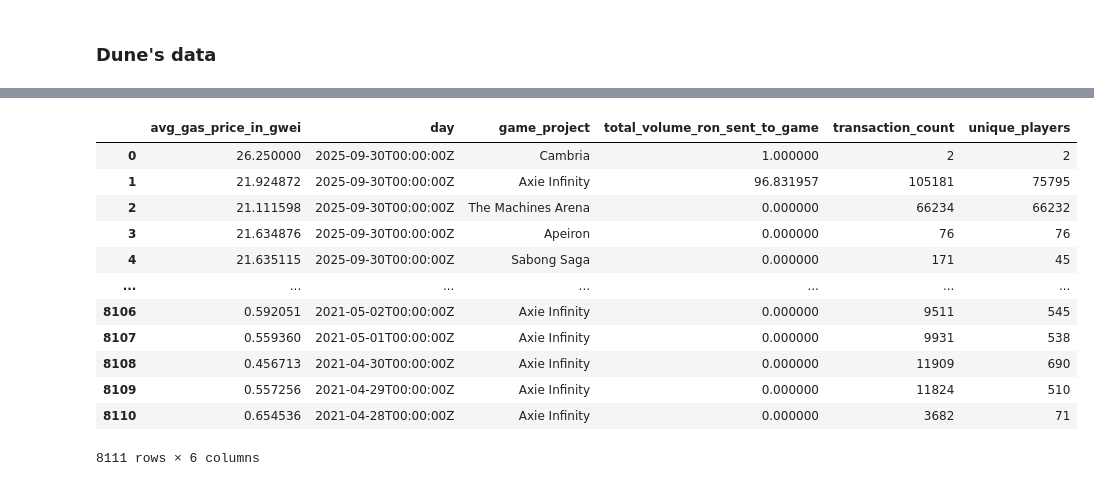
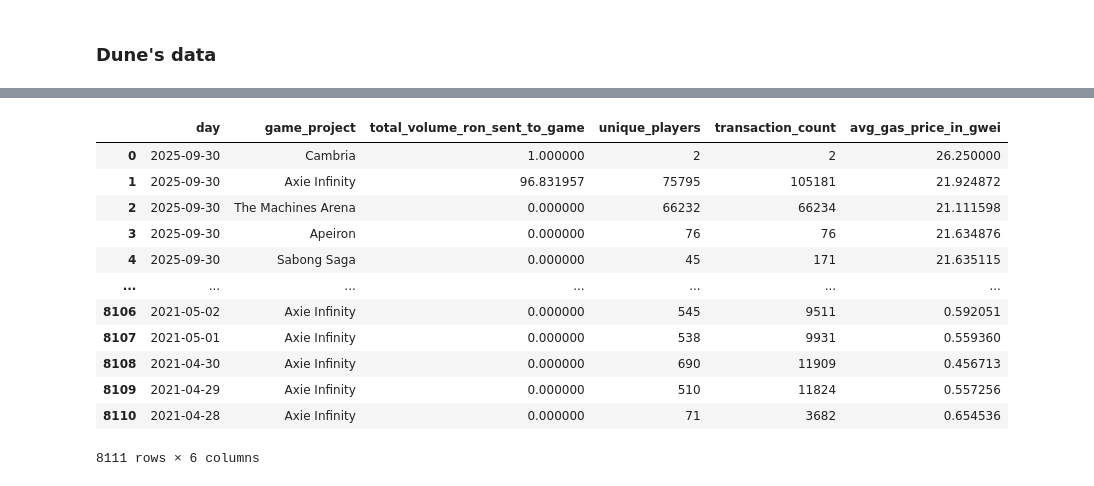
Before and after one commit to joshuatochinwachi/Ronin-Ecosystem-Tracker, a Jupyter notebook: data.ipynb, the cells around one changed output, grey strips where cells are left out. Drawn from its saved outputs; the diff is of its cells as text; code cells hidden in the pictures.

```diff
--- a/data.ipynb
+++ b/data.ipynb
@@ -43,6 +43,8 @@ else:
     print(f"Request failed with status code {response.status_code}")
 # %%
 sources = root_endpoint_data_status.get('sources')
+# %%
+pd.set_option('display.max_rows', 20)
 # %%
 df = pd.DataFrame(sources)
 df
@@ -121,18 +207,20 @@ else:
     print(f"Request failed with status code {response3.status_code}")
 # %%
 games_daily_activity = pd.DataFrame(dune_data2)
+games_daily_activity['day'] = pd.to_datetime(games_daily_activity['day']).dt.date
+games_daily_activity = games_daily_activity.reindex(columns=['day', 'game_project', 'total_volume_ron_sent_to_game', 'unique_players', 'transaction_count', 'avg_gas_price_in_gwei'])
 games_daily_activity
 # %% [output]
-|  | avg_gas_price_in_gwei | day | game_project | total_volume_ron_sent_to_game | transaction_count | unique_players |
-| 0 | 26.250000 | 2025-09-30T00:00:00Z | Cambria | 1.000000 | 2 | 2 |
-| 1 | 21.924872 | 2025-09-30T00:00:00Z | Axie Infinity | 96.831957 | 105181 | 75795 |
-| 2 | 21.111598 | 2025-09-30T00:00:00Z | The Machines Arena | 0.000000 | 66234 | 66232 |
-| 3 | 21.634876 | 2025-09-30T00:00:00Z | Apeiron | 0.000000 | 76 | 76 |
-| 4 | 21.635115 | 2025-09-30T00:00:00Z | Sabong Saga | 0.000000 | 171 | 45 |
+|  | day | game_project | total_volume_ron_sent_to_game | unique_players | transaction_count | avg_gas_price_in_gwei |
+| 0 | 2025-09-30 | Cambria | 1.000000 | 2 | 2 | 26.250000 |
+| 1 | 2025-09-30 | Axie Infinity | 96.831957 | 75795 | 105181 | 21.924872 |
+| 2 | 2025-09-30 | The Machines Arena | 0.000000 | 66232 | 66234 | 21.111598 |
+| 3 | 2025-09-30 | Apeiron | 0.000000 | 76 | 76 | 21.634876 |
+| 4 | 2025-09-30 | Sabong Saga | 0.000000 | 45 | 171 | 21.635115 |
 | ... | ... | ... | ... | ... | ... | ... |
-| 8106 | 0.592051 | 2021-05-02T00:00:00Z | Axie Infinity | 0.000000 | 9511 | 545 |
-| 8107 | 0.559360 | 2021-05-01T00:00:00Z | Axie Infinity | 0.000000 | 9931 | 538 |
-| 8108 | 0.456713 | 2021-04-30T00:00:00Z | Axie Infinity | 0.000000 | 11909 | 690 |
-| 8109 | 0.557256 | 2021-04-29T00:00:00Z | Axie Infinity | 0.000000 | 11824 | 510 |
-| 8110 | 0.654536 | 2021-04-28T00:00:00Z | Axie Infinity | 0.000000 | 3682 | 71 |
+| 8106 | 2021-05-02 | Axie Infinity | 0.000000 | 545 | 9511 | 0.592051 |
+| 8107 | 2021-05-01 | Axie Infinity | 0.000000 | 538 | 9931 | 0.559360 |
+| 8108 | 2021-04-30 | Axie Infinity | 0.000000 | 690 | 11909 | 0.456713 |
+| 8109 | 2021-04-29 | Axie Infinity | 0.000000 | 510 | 11824 | 0.557256 |
+| 8110 | 2021-04-28 | Axie Infinity | 0.000000 | 71 | 3682 | 0.654536 |
 8111 rows × 6 columns
```
Also changed, not shown: parts of 27 cells of this notebook.
